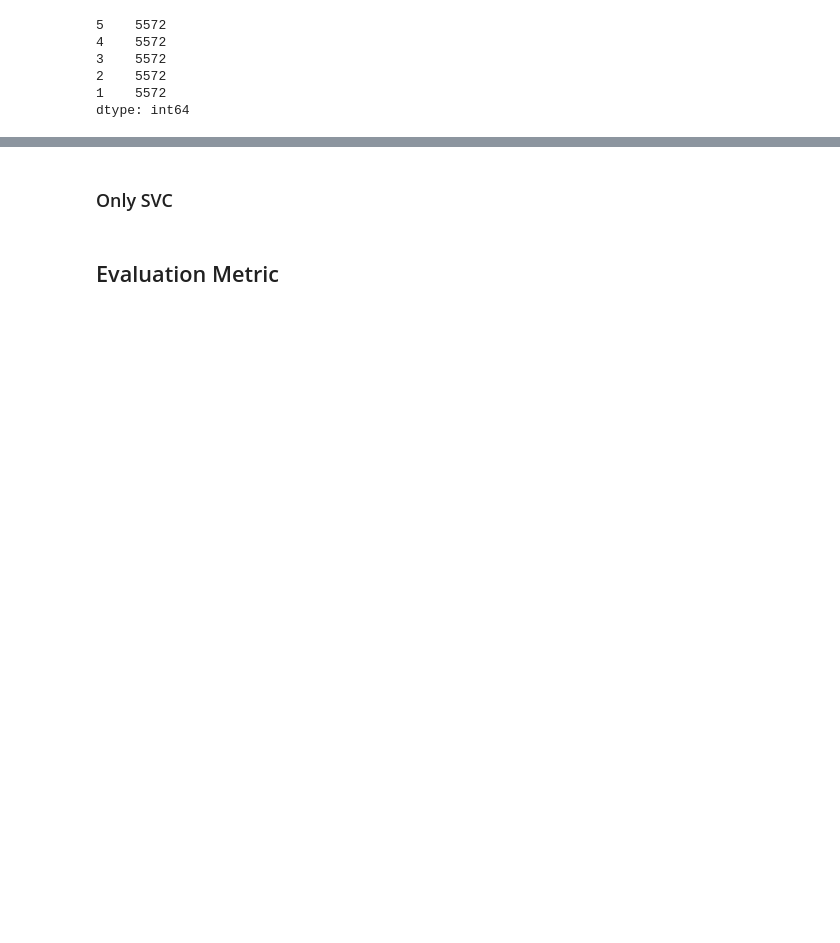
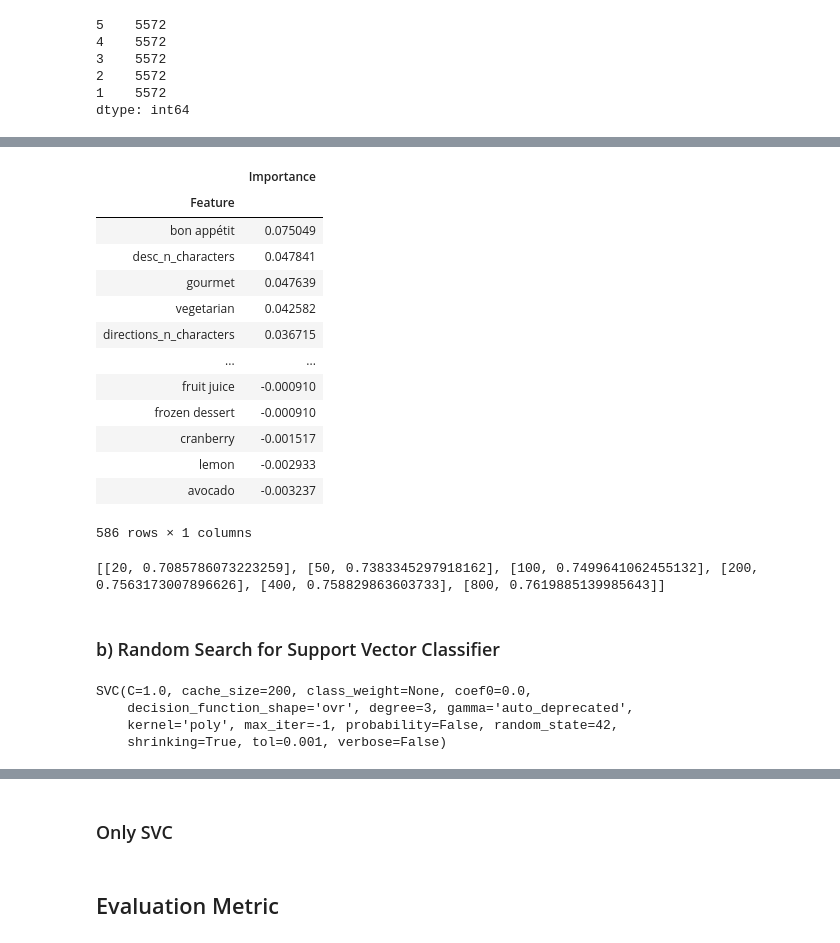
Before and after one commit to ivesulca/Recipe_Rating_Prediction, a Jupyter notebook: 6b_final_project_checkin_template_group_abi.ipynb, the cells around one changed output, grey strips where cells are left out. Cells and saved outputs as stored; diff of their text form; code cells hidden in the pictures; blank space fills up the shorter version.

```diff
--- a/6b_final_project_checkin_template_group_abi.ipynb
+++ b/6b_final_project_checkin_template_group_abi.ipynb
@@ -305,0 +376,28 @@ for pipe in pipelines:
+# %%
+# Limit the number of folds and samples
+
+cv=5
+n_iter=5
+
+# Defining estimators and search space
+#n_estimators = [int(x) for x in np.linspace(start = 80, stop = 100, num = 5)]
+n_estimators = [10, 50 , 100 , 200, 500]
+#max_depth = [int(x) for x in np.linspace(start=10, stop=100, num = 5)]
+#min_samples_leaf = [int(x) for x in np.linspace(start=200, stop=400, num = 5)]
+min_samples_leaf = [5, 10, 50, 100 , 200]
+
+bootstrap = [True] #to generalize better
+
+hyperparameters = dict(n_estimators=n_estimators,
+                       #max_depth=max_depth,
+                       min_samples_leaf=min_samples_leaf,
+                       bootstrap=bootstrap
+                       )
+
+clf_random_cv = RandomizedSearchCV(RandomForestClassifier(random_state=42),
+                          hyperparameters,
+                          cv=cv,
+                          n_iter=n_iter,
+                          scoring='f1_weighted')
+# %%
+clf_random_cv.fit(X_train,y_train)
@@ -305,0 +441,25 @@ for pipe in pipelines:
+# %%
+from sklearn.metrics import r2_score
+from rfpimp import permutation_importances
+
+def r2(rf, X_train, y_train):
+    return r2_score(y_train, rf.predict(X_train))
+
+perm_imp_rfpimp = permutation_importances(clf_random_cv, X_train, y_train, r2)
+# %%
+perm_imp_rfpimp
+# %% [output]
+|  | Importance |
+| Feature |  |
+| bon appétit | 0.075049 |
+| desc_n_characters | 0.047841 |
+| gourmet | 0.047639 |
+| vegetarian | 0.042582 |
+| directions_n_characters | 0.036715 |
+| ... | ... |
+| fruit juice | -0.000910 |
+| frozen dessert | -0.000910 |
+| cranberry | -0.001517 |
+| lemon | -0.002933 |
+| avocado | -0.003237 |
+586 rows × 1 columns
@@ -305,0 +475,6 @@ for pipe in pipelines:
+# %%
+print(list_oob_scores)
+# %% [output]
+[[20, 0.7085786073223259], [50, 0.7383345297918162], [100, 0.7499641062455132], [200, 0.7563173007896626], [400, 0.758829863603733], [800, 0.7619885139985643]]
+# %% [markdown]
+### b) Random Search for Support Vector Classifier
@@ -305,0 +501,9 @@ for pipe in pipelines:
+# %%
+X_std = StandardScaler().fit_transform(X_train)
+svc_random_cv=SVC(random_state=42, kernel='poly')
+svc_random_cv.fit(X_std,y_train)
+# %% [output]
+SVC(C=1.0, cache_size=200, class_weight=None, coef0=0.0,
+    decision_function_shape='ovr', degree=3, gamma='auto_deprecated',
+    kernel='poly', max_iter=-1, probability=False, random_state=42,
+    shrinking=True, tol=0.001, verbose=False)
```
Also changed, not shown: parts of 31 cells of this notebook.
